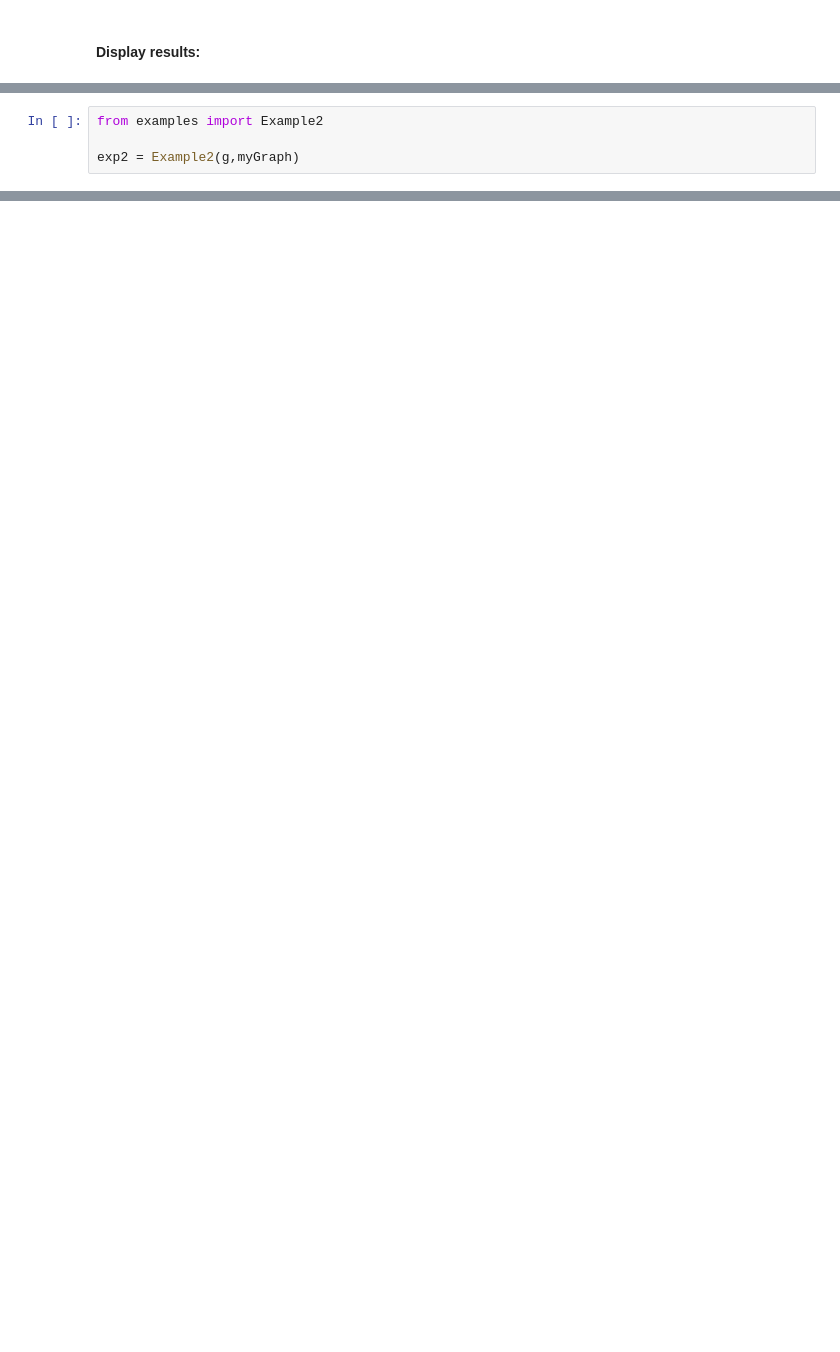
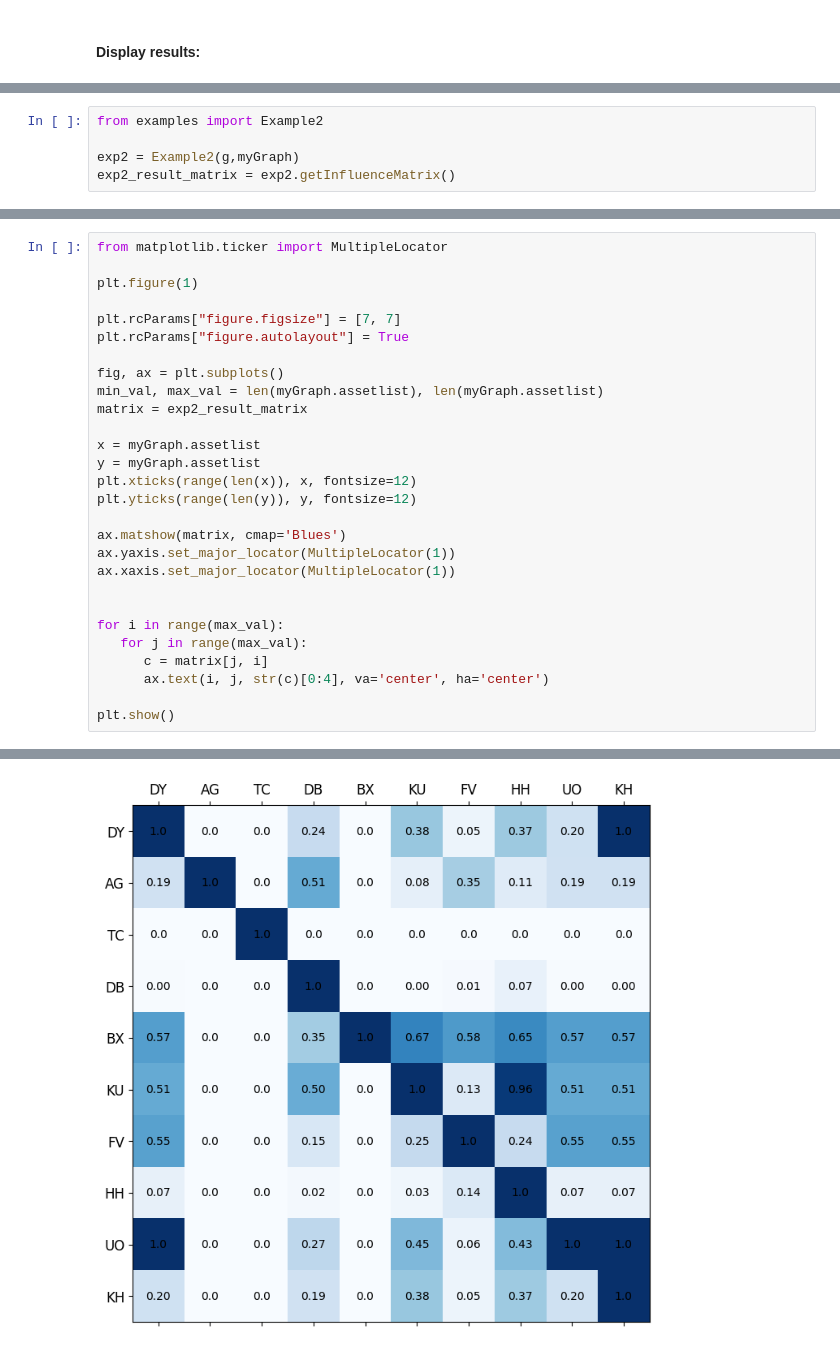
Before and after one commit to schittler-github/assets-graph, a Jupyter notebook: datagen/main.ipynb, the cells around one changed output, grey strips where cells are left out. Cells and saved outputs as stored; diff of their text form; blank space fills up the shorter version.

```diff
--- a/datagen/main.ipynb
+++ b/datagen/main.ipynb
@@ -128,3 +158,4 @@ The random graphs generated above are compose of nodes, representing assets, and
 from examples import Example2
 
 exp2 = Example2(g,myGraph)
+exp2_result_matrix = exp2.getInfluenceMatrix()
@@ -130,0 +164,29 @@ exp2 = Example2(g,myGraph)
+# %%
+from matplotlib.ticker import MultipleLocator
+
+plt.figure(1)
+
+plt.rcParams["figure.figsize"] = [7, 7]
+plt.rcParams["figure.autolayout"] = True
+
+fig, ax = plt.subplots()
+min_val, max_val = len(myGraph.assetlist), len(myGraph.assetlist)
+matrix = exp2_result_matrix
+
+x = myGraph.assetlist
+y = myGraph.assetlist
+plt.xticks(range(len(x)), x, fontsize=12)
+plt.yticks(range(len(y)), y, fontsize=12)
+
+ax.matshow(matrix, cmap='Blues')
+ax.yaxis.set_major_locator(MultipleLocator(1))
+ax.xaxis.set_major_locator(MultipleLocator(1))
+
+
+for i in range(max_val):
+   for j in range(max_val):
+      c = matrix[j, i]
+      ax.text(i, j, str(c)[0:4], va='center', ha='center')
+
+plt.show()
+# %% [output]
@@ -131,3 +194,4 @@ exp2 = Example2(g,myGraph)
+[figure, added]
 # %%
 # The connection should be closed on shut down to close open connections with connection.close()
 #dealocate memory for the large objects and server
```
Also changed, not shown: parts of 10 cells of this notebook, 3 other files.
